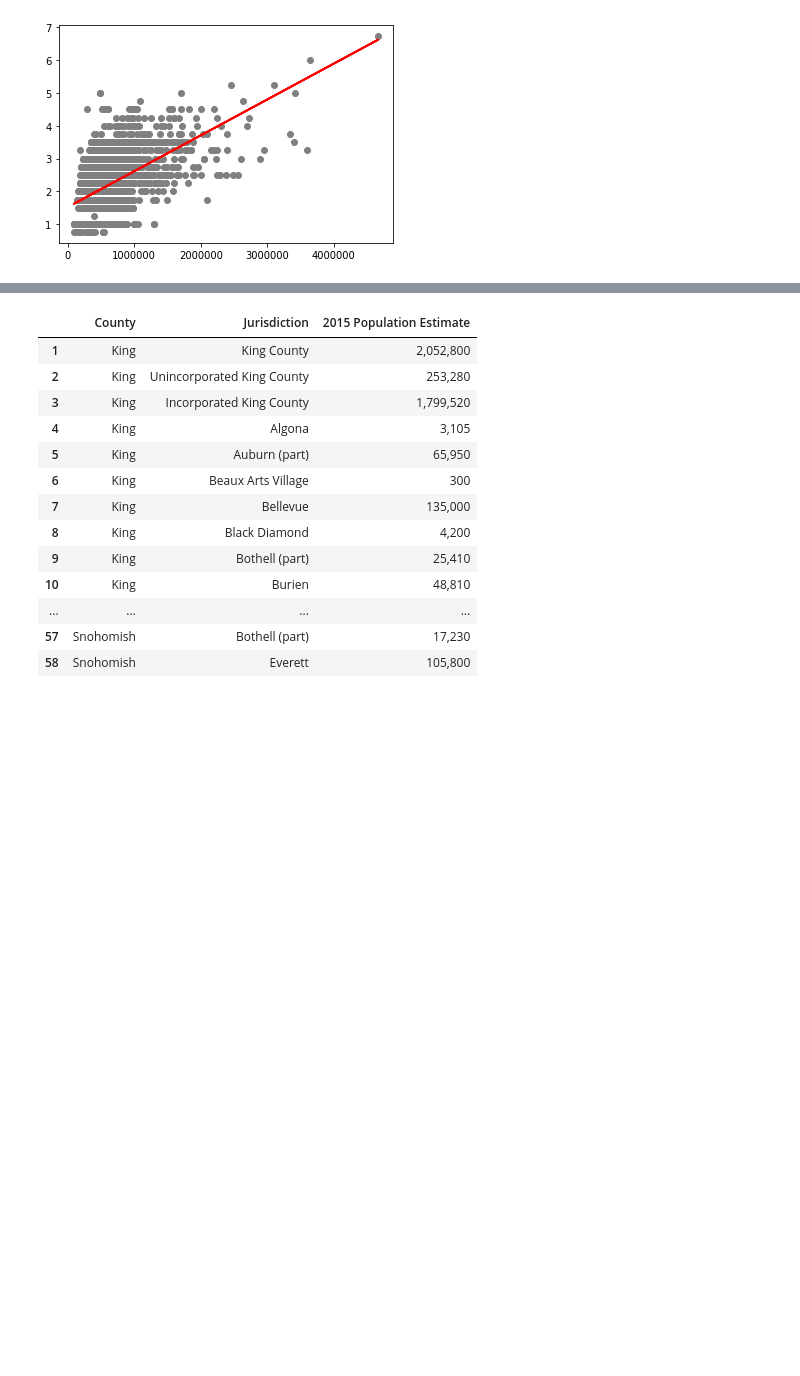
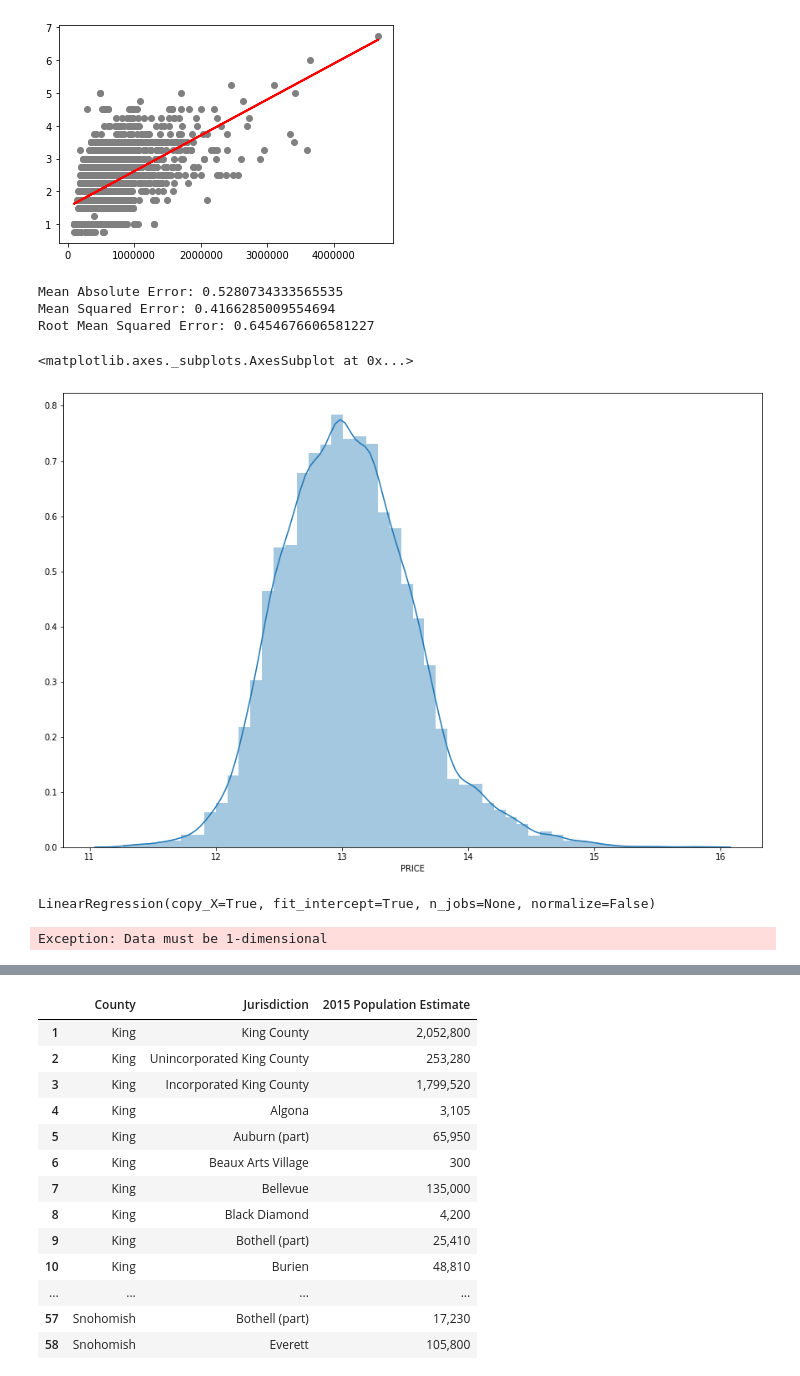
Before and after one commit to kmcnicoll/KyleMatt, a Jupyter notebook: kc_housing_data - wip - finch.ipynb, the cells around one changed output, grey strips where cells are left out. Saved outputs shown, nothing was run; the diff lists cells and outputs as text; code cells hidden in the pictures; blank space fills up the shorter version.

```diff
--- a/kc_housing_data - wip - finch.ipynb
+++ b/kc_housing_data - wip - finch.ipynb
@@ -661,3 +679,11 @@ plt.plot(X_test, y_pred, color='red', linewidth=2)
 plt.show()
 # %% [output]
 [figure]
+# %%
+print('Mean Absolute Error:', metrics.mean_absolute_error(y_test, y_pred))
+print('Mean Squared Error:', metrics.mean_squared_error(y_test, y_pred))
+print('Root Mean Squared Error:', np.sqrt(metrics.mean_squared_error(y_test, y_pred)))
+# %% [output]
+Mean Absolute Error: 0.5280734333565535
+Mean Squared Error: 0.4166285009554694
+Root Mean Squared Error: 0.6454676606581227
@@ -663,0 +693,7 @@ plt.show()
+# %%
+plt.figure(figsize=(15,10))
+plt.tight_layout()
+sns.distplot(df['PRICE'])
+# %% [output]
+<matplotlib.axes._subplots.AxesSubplot at 0x...>
+[figure, added]
@@ -663,0 +702,5 @@ plt.show()
+# %%
+regressor = LinearRegression()
+regressor.fit(X_train, y_train)
+# %% [output]
+LinearRegression(copy_X=True, fit_intercept=True, n_jobs=None, normalize=False)
@@ -664,3 +709,8 @@ plt.show()
+# %%
+ydf = pd.DataFrame({'Actual': y_test, 'Predicted': y_pred}, index=[0])
+ydf1 = df.head(25)
+# %% [output]
+Exception: Data must be 1-dimensional
 # %%
 # seattle county
 df.loc[df['zipcode'] == 98103].describe()
```
Also changed, not shown: parts of 5 cells of this notebook.
